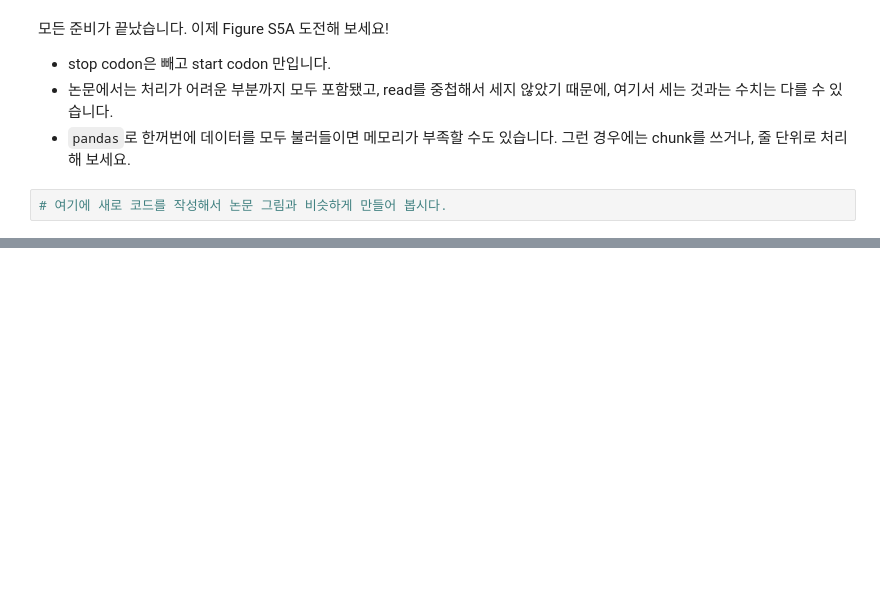
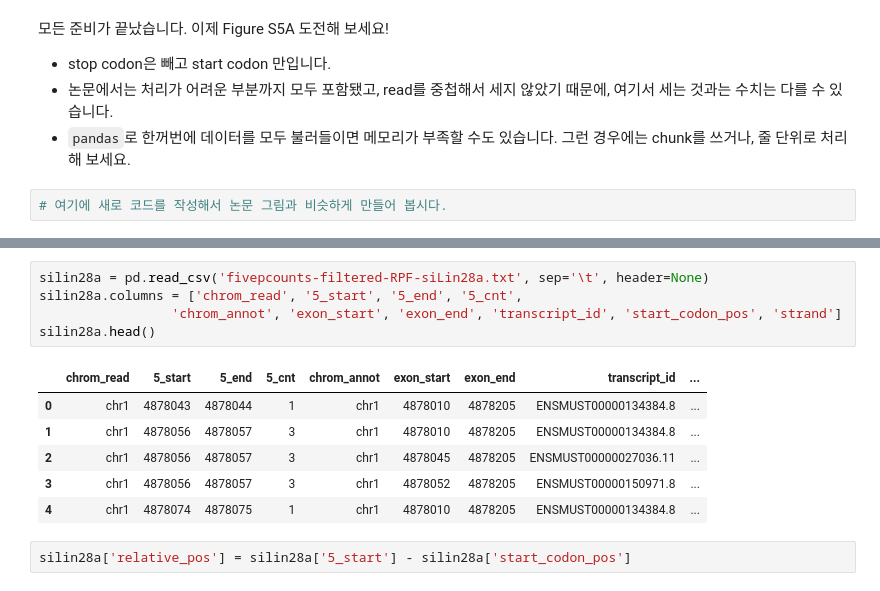
Before and after one commit to mahoon2/bioinfo1, a Jupyter notebook: CoLab_TermProj_2025_2.ipynb, the cells around one changed output, grey strips where cells are left out. Drawn from its saved outputs; the diff is of its cells as text; blank space fills up the shorter version.

```diff
--- a/CoLab_TermProj_2025_2.ipynb
+++ b/CoLab_TermProj_2025_2.ipynb
@@ -156,0 +300,14 @@ chr1    4878103 4878104 1       chr1    4878045 4878205 ENSMUST00000027036.11
+# %%
+silin28a = pd.read_csv('fivepcounts-filtered-RPF-siLin28a.txt', sep='\t', header=None)
+silin28a.columns = ['chrom_read', '5_start', '5_end', '5_cnt',
+                 'chrom_annot', 'exon_start', 'exon_end', 'transcript_id', 'start_codon_pos', 'strand']
+silin28a.head()
+# %% [output]
+|  | chrom_read | 5_start | 5_end | 5_cnt | chrom_annot | exon_start | exon_end | transcript_id | ... |
+| 0 | chr1 | 4878043 | 4878044 | 1 | chr1 | 4878010 | 4878205 | ENSMUST00000134384.8 | ... |
+| 1 | chr1 | 4878056 | 4878057 | 3 | chr1 | 4878010 | 4878205 | ENSMUST00000134384.8 | ... |
+| 2 | chr1 | 4878056 | 4878057 | 3 | chr1 | 4878045 | 4878205 | ENSMUST00000027036.11 | ... |
+| 3 | chr1 | 4878056 | 4878057 | 3 | chr1 | 4878052 | 4878205 | ENSMUST00000150971.8 | ... |
+| 4 | chr1 | 4878074 | 4878075 | 1 | chr1 | 4878010 | 4878205 | ENSMUST00000134384.8 | ... |
+# %%
+silin28a['relative_pos'] = silin28a['5_start'] - silin28a['start_codon_pos']
```
Also changed, not shown: parts of 14 cells of this notebook, 2 other files.
